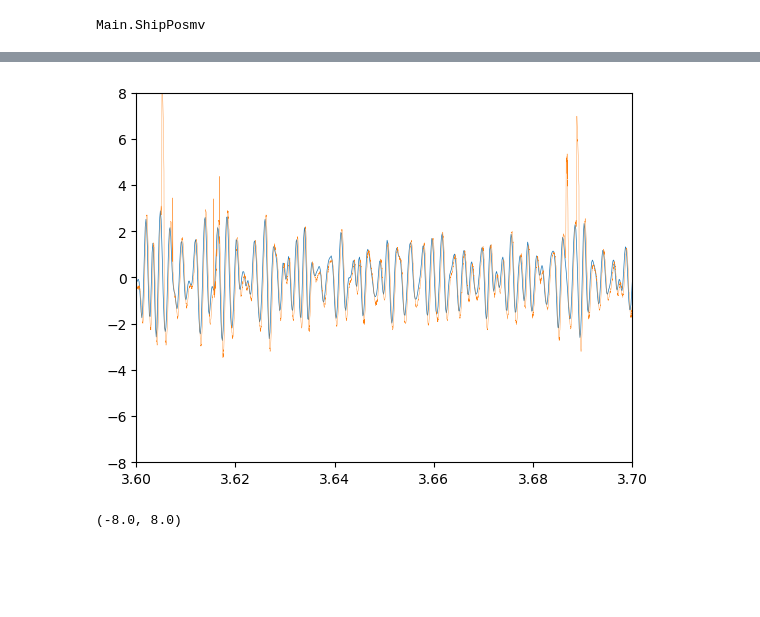
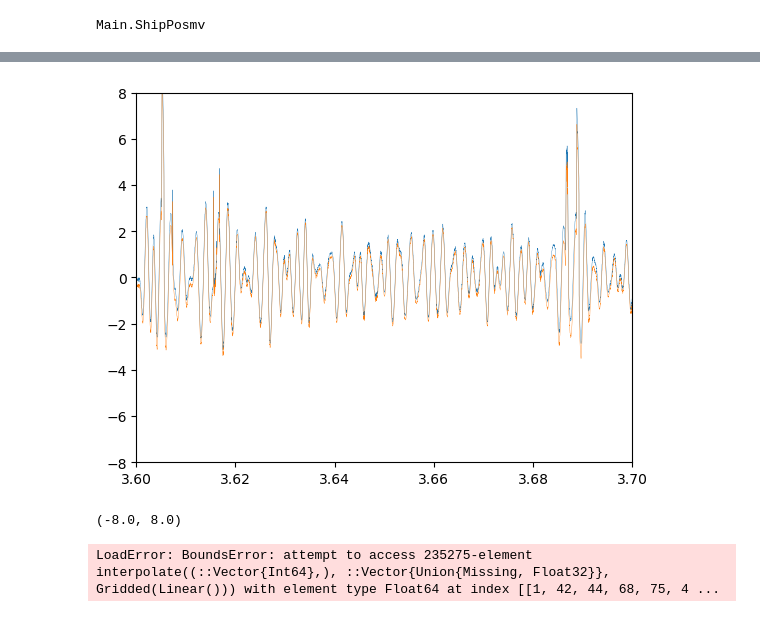
Before and after one commit to deszoeke/ASTRAL-mast, a Jupyter notebook: read_mot.ipynb, the cells around one changed output, grey strips where cells are left out. Saved outputs shown, nothing was run; the diff lists cells and outputs as text; code cells hidden in the pictures; blank space fills up the shorter version.

Commit message:
comparing ship and accel pitch, try filtering

```diff
--- a/read_mot.ipynb
+++ b/read_mot.ipynb
@@ -413,17 +430,24 @@ WARNING: replacing module ShipPosmv.
 Main.ShipPosmv
 # %%
 using .ShipPosmv
+# using DPS
 
-# test read
+anom(x) = x .- mean(x)
+
+square(n) = collect(ones(n)/n)
+runningmean4(x, n) = filtfilt(square(n), filtfilt(square(n), x))
+highpass4(x, n) = x .- runningmean4(x, n)
+
+# read POSMV
 Pashr = read_pashr_dict(get_posmv_file("PASHR", dt))
 # e.g. ./data/scs/NAV/POSMV-V5-PASHR-RAW_20240522-000001.Raw
-unwrap(x, period=24.0) = x<period/2 ? x+period : x
 pdh = decimal_hour.(Pashr[:time])
 pdh[end-10:end] .= unwrap.(pdh[end-10:end])
 
 clf()
-plot(pdh[2:end].+0.25/3600, -2.6 .*diff(Pashr[:pitch]), linewidth=0.5)
-plot(deh(Mot), 180/pi*(Mot[:ratex]-.mean(Mot[:ratex]), linewidth=0.25)
+# plot(pdh[2:end].+0.25/3600, -2.6 .* anom(diff(Pashr[:pitch])) , linewidth=0.5)
+plot(deh(Mot), 180/pi*anom(Mot[:ratex]).+1.0, linewidth=0.25)
+plot(deh(Mot), 180/pi*highpass4(Mot[:ratex],180), linewidth=0.25)
 xlim([3.6, 3.7])
 ylim([-8, 8])
 # %% [output]
@@ -430,2 +456,2 @@ ylim([-8, 8])
-[figure, old version]
+[figure, new version]
-(-8.0, 8.0)
+(-8.0, 8.0)
@@ -436,0 +458,29 @@ end
+# %%
+# now filter the pitch
+function filterit(x, n=240)
+    y = runningmean4(x, n)
+    var = runningmean4((x.-y).^2, n)
+    # id spikes outside K std dev of running mean
+    b = ( (x.-y).^2 .> 2^2 .* var )
+    spikes = findall(b)
+    good = findall(.!b)
+    # despike
+    itp = interpolate((good,), x[good], Gridded(Linear()))
+    z = copy(x)
+    z[spikes] = itp[spikes]
+    return z
+end
+
+"recursively call f n times"
+recurse(f, x, n::Integer) = n==0 ? x : recurse(f, f(x), n-1)
+
+clf()
+# plot(pdh[2:end].+0.25/3600, -2.6 .* anom(diff(Pashr[:pitch])) , linewidth=0.5)
+plot(deh(Mot), 180/pi*Mot[:ratex], linewidth=0.5)
+plot(deh(Mot), 180/pi*filterit(Mot[:ratex],180), linewidth=0.5)
+plot(deh(Mot), 180/pi*filterit(filterit(Mot[:ratex],180),180), linewidth=0.5)
+# plot(deh(Mot), 180/pi*recurse(x->filterit(x,180),Mot[:ratex],2), linewidth=0.5)
+xlim([3.6, 3.7])
+ylim([-8, 8])
+# %% [output]
+LoadError: BoundsError: attempt to access 235275-element interpolate((::Vector{Int64},), ::Vector{Union{Missing, Float32}}, Gridded(Linear())) with element type Float64 at index [[1, 42, 44, 68, 75, 4 ...
```
Also changed, not shown: parts of 7 cells of this notebook, 1 other file.
